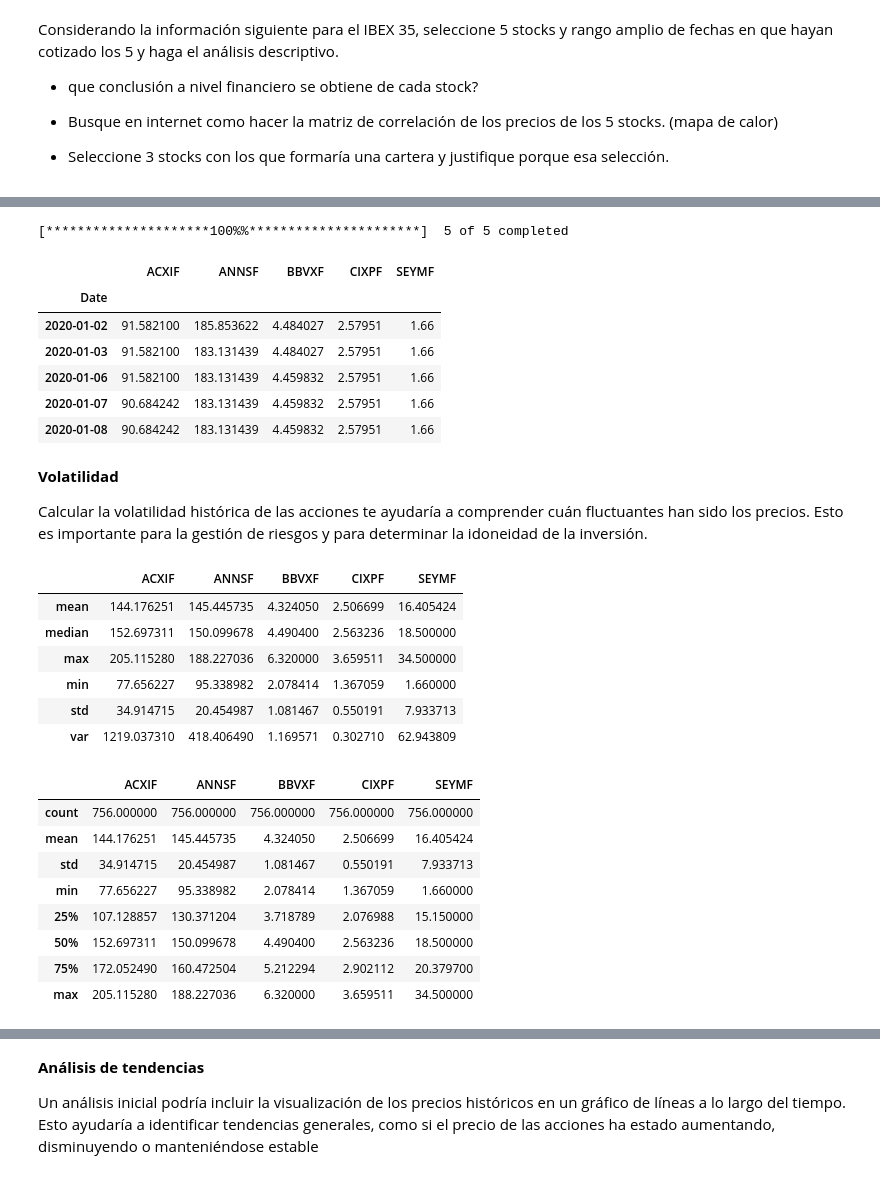
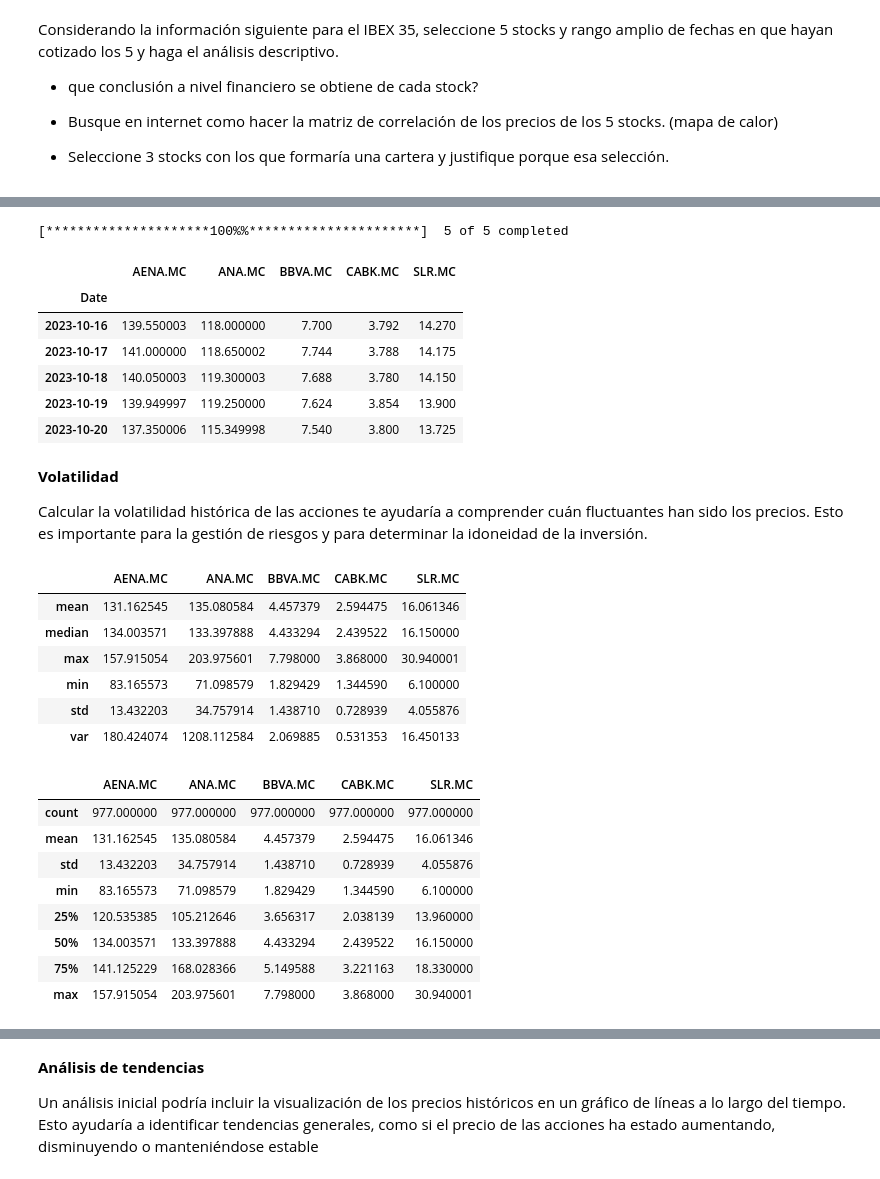
Before and after one commit to venidaydream/Intro_to_Big_Data, a Jupyter notebook: big_data_3_entrega_IBEX35.ipynb, the cells around one changed output, grey strips where cells are left out. Drawn from its saved outputs; the diff is of its cells as text; code cells hidden in the pictures.

```diff
--- a/big_data_3_entrega_IBEX35.ipynb
+++ b/big_data_3_entrega_IBEX35.ipynb
@@ -14,13 +14,11 @@ import pandas as pd
 import datetime
 import yfinance as yf
 
+#elegir acciones
 # ACCIONA, SOLARIA ENERGIA, AENA, CAIXABANK, BBVA
-symbol = ['ACXIF','SEYMF','ANNSF','CIXPF','BBVXF']
+symbol = ['ANA.MC','SLR.MC','AENA.MC','CABK.MC','BBVA.MC']
 stocks = yf.download(symbol)
 stocks_adj = stocks['Adj Close']
-for columna in stocks_adj.columns:
-    primer_indice_con_informacion = stocks_adj[columna].first_valid_index()
-    ultimo_indice_no_nulo = stocks_adj[columna].last_valid_index()
-    print(f"para '{columna}': inicia en  {primer_indice_con_informacion} y finaliza en {ultimo_indice_no_nulo}")
+stocks_adj.head()
 # %% [output]
 [*********************100%%**********************]  5 of 5 completed
@@ -32,19 +48,20 @@ para 'SEYMF': inicia en  2009-12-16 00:00:00 y finaliza en 2023-10-19 00:00:00
 # %%
+#elegir las fechas de las acciones MC - los ultimos 3 años
 start_date = "2020-01-01"
-end_date = "2023-01-01"
+end_date = "2023-10-22"
 
 stocks1 = yf.download(symbol, start=start_date, end=end_date)
 stocks_df2 = stocks1['Adj Close']
-stocks_df2.head()
+stocks_df2.tail()
 # %% [output]
 [*********************100%%**********************]  5 of 5 completed
-|  | ACXIF | ANNSF | BBVXF | CIXPF | SEYMF |
+|  | AENA.MC | ANA.MC | BBVA.MC | CABK.MC | SLR.MC |
 | Date |  |  |  |  |  |
-| 2020-01-02 | 91.582100 | 185.853622 | 4.484027 | 2.57951 | 1.66 |
-| 2020-01-03 | 91.582100 | 183.131439 | 4.484027 | 2.57951 | 1.66 |
-| 2020-01-06 | 91.582100 | 183.131439 | 4.459832 | 2.57951 | 1.66 |
-| 2020-01-07 | 90.684242 | 183.131439 | 4.459832 | 2.57951 | 1.66 |
-| 2020-01-08 | 90.684242 | 183.131439 | 4.459832 | 2.57951 | 1.66 |
+| 2023-10-16 | 139.550003 | 118.000000 | 7.700 | 3.792 | 14.270 |
+| 2023-10-17 | 141.000000 | 118.650002 | 7.744 | 3.788 | 14.175 |
+| 2023-10-18 | 140.050003 | 119.300003 | 7.688 | 3.780 | 14.150 |
+| 2023-10-19 | 139.949997 | 119.250000 | 7.624 | 3.854 | 13.900 |
+| 2023-10-20 | 137.350006 | 115.349998 | 7.540 | 3.800 | 13.725 |
 # %% [markdown]
 **Volatilidad**
 
@@ -52,25 +69,25 @@ Calcular la volatilidad histórica de las acciones te ayudaría a comprender cu
 # %%
 stocks_df2.agg(["mean","median","max","min","std","var"])
 # %% [output]
-|  | ACXIF | ANNSF | BBVXF | CIXPF | SEYMF |
-| mean | 144.176251 | 145.445735 | 4.324050 | 2.506699 | 16.405424 |
-| median | 152.697311 | 150.099678 | 4.490400 | 2.563236 | 18.500000 |
-| max | 205.115280 | 188.227036 | 6.320000 | 3.659511 | 34.500000 |
-| min | 77.656227 | 95.338982 | 2.078414 | 1.367059 | 1.660000 |
-| std | 34.914715 | 20.454987 | 1.081467 | 0.550191 | 7.933713 |
-| var | 1219.037310 | 418.406490 | 1.169571 | 0.302710 | 62.943809 |
+|  | AENA.MC | ANA.MC | BBVA.MC | CABK.MC | SLR.MC |
+| mean | 131.162545 | 135.080584 | 4.457379 | 2.594475 | 16.061346 |
+| median | 134.003571 | 133.397888 | 4.433294 | 2.439522 | 16.150000 |
+| max | 157.915054 | 203.975601 | 7.798000 | 3.868000 | 30.940001 |
+| min | 83.165573 | 71.098579 | 1.829429 | 1.344590 | 6.100000 |
+| std | 13.432203 | 34.757914 | 1.438710 | 0.728939 | 4.055876 |
+| var | 180.424074 | 1208.112584 | 2.069885 | 0.531353 | 16.450133 |
 # %%
 stocks_df2.describe()
 # %% [output]
-|  | ACXIF | ANNSF | BBVXF | CIXPF | SEYMF |
-| count | 756.000000 | 756.000000 | 756.000000 | 756.000000 | 756.000000 |
-| mean | 144.176251 | 145.445735 | 4.324050 | 2.506699 | 16.405424 |
-| std | 34.914715 | 20.454987 | 1.081467 | 0.550191 | 7.933713 |
-| min | 77.656227 | 95.338982 | 2.078414 | 1.367059 | 1.660000 |
-| 25% | 107.128857 | 130.371204 | 3.718789 | 2.076988 | 15.150000 |
-| 50% | 152.697311 | 150.099678 | 4.490400 | 2.563236 | 18.500000 |
-| 75% | 172.052490 | 160.472504 | 5.212294 | 2.902112 | 20.379700 |
-| max | 205.115280 | 188.227036 | 6.320000 | 3.659511 | 34.500000 |
+|  | AENA.MC | ANA.MC | BBVA.MC | CABK.MC | SLR.MC |
+| count | 977.000000 | 977.000000 | 977.000000 | 977.000000 | 977.000000 |
+| mean | 131.162545 | 135.080584 | 4.457379 | 2.594475 | 16.061346 |
+| std | 13.432203 | 34.757914 | 1.438710 | 0.728939 | 4.055876 |
+| min | 83.165573 | 71.098579 | 1.829429 | 1.344590 | 6.100000 |
+| 25% | 120.535385 | 105.212646 | 3.656317 | 2.038139 | 13.960000 |
+| 50% | 134.003571 | 133.397888 | 4.433294 | 2.439522 | 16.150000 |
+| 75% | 141.125229 | 168.028366 | 5.149588 | 3.221163 | 18.330000 |
+| max | 157.915054 | 203.975601 | 7.798000 | 3.868000 | 30.940001 |
 # %%
 print('tamaño de la base:',stocks_df2.shape,
       '\n MEDIDAS DE TENDENCIA CENTRAL',
```
Also changed, not shown: parts of 16 cells of this notebook.
